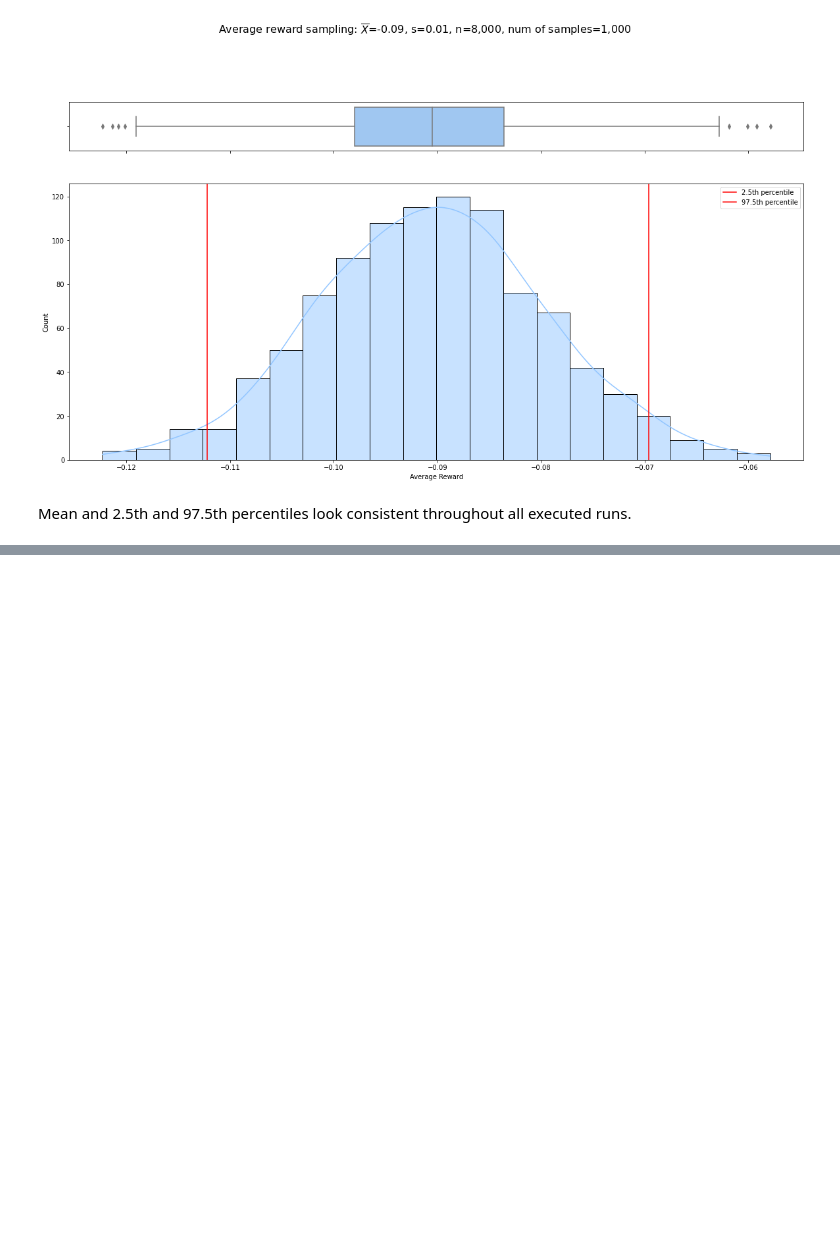
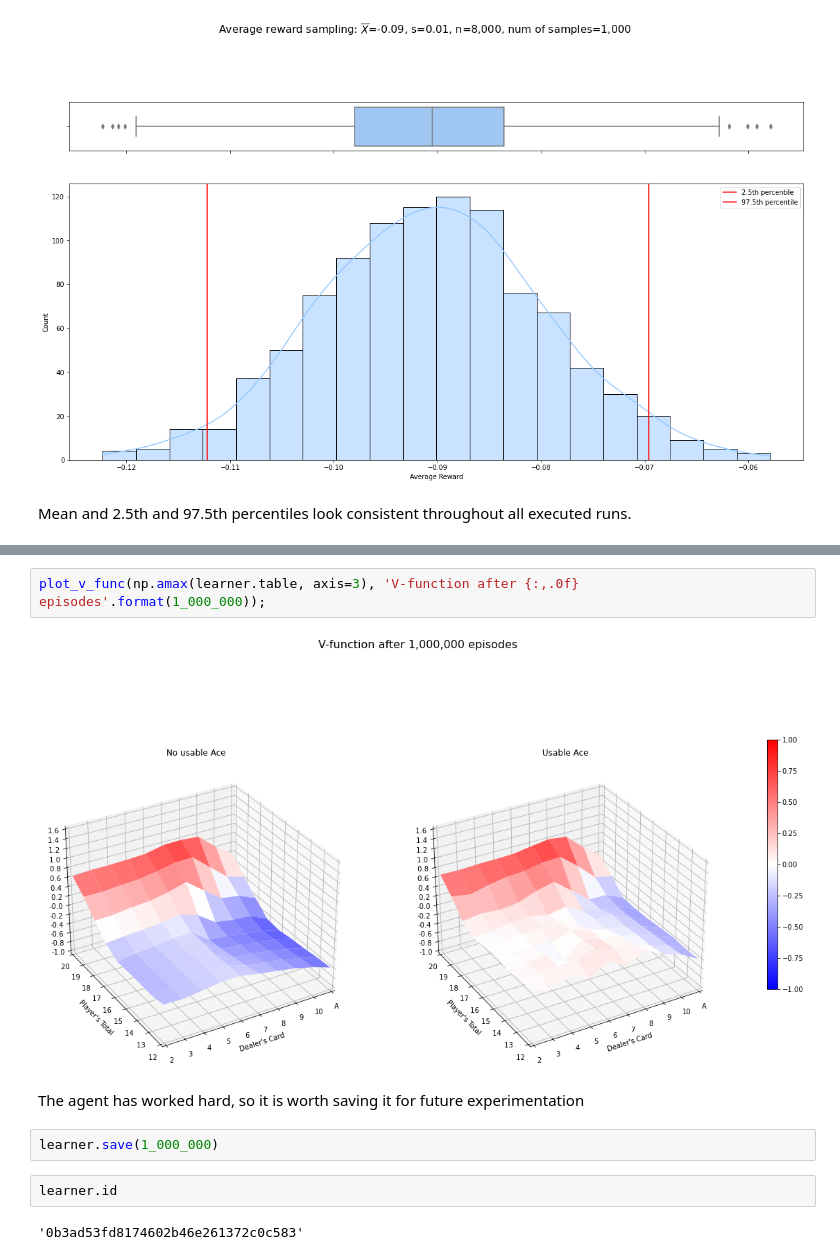
Before and after one commit to Xavi-Linux/Fatjack, a Jupyter notebook: Train_Test.ipynb, the cells around one changed output, grey strips where cells are left out. Cells and saved outputs as stored; diff of their text form; blank space fills up the shorter version.

```diff
--- a/Train_Test.ipynb
+++ b/Train_Test.ipynb
@@ -631,0 +821,12 @@ Mean and 2.5th and 97.5th percentiles look consistent throughout all executed ru
+# %%
+plot_v_func(np.amax(learner.table, axis=3), 'V-function after {:,.0f} episodes'.format(1_000_000));
+# %% [output]
+[figure, added]
+# %% [markdown]
+The agent has worked hard, so it is worth saving it for future experimentation
+# %%
+learner.save(1_000_000)
+# %%
+learner.id
+# %% [output]
+'0b3ad53fd8174602b46e261372c0c583'
```
Also changed, not shown: parts of 18 cells of this notebook, 43 other files.
